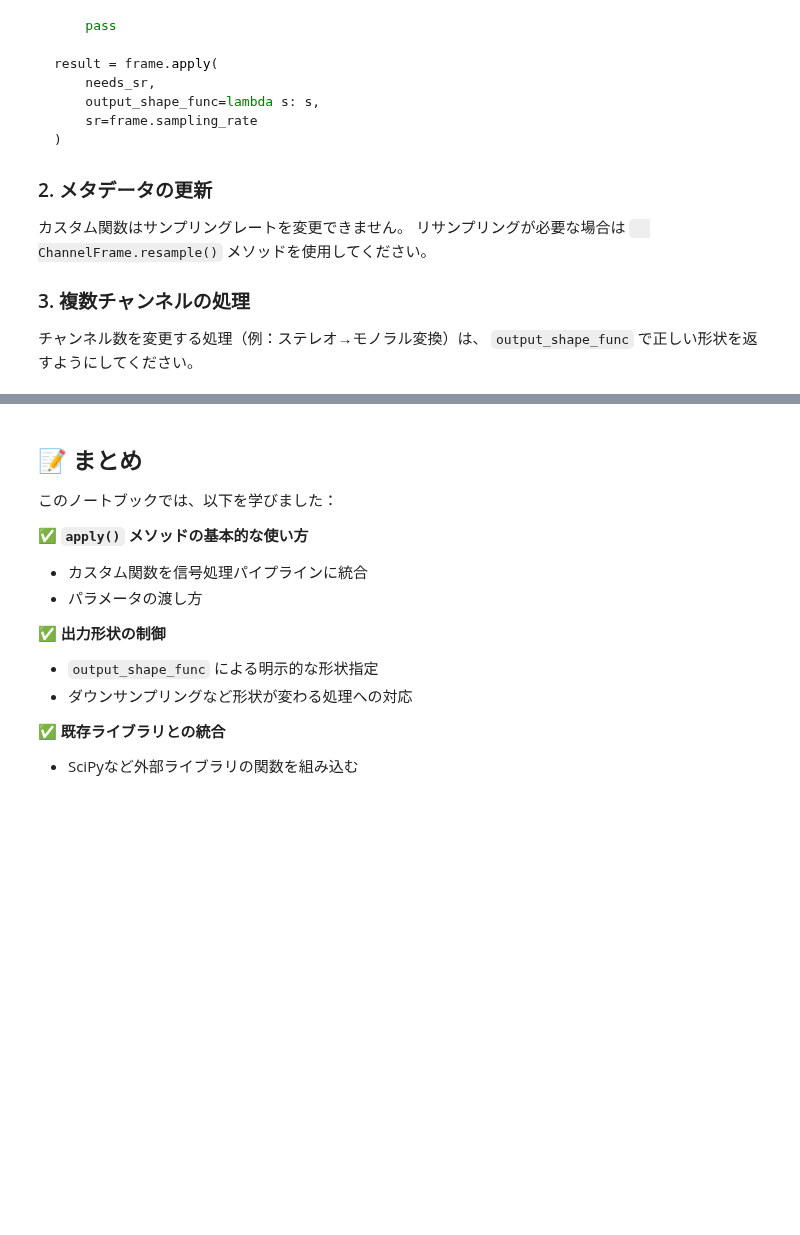
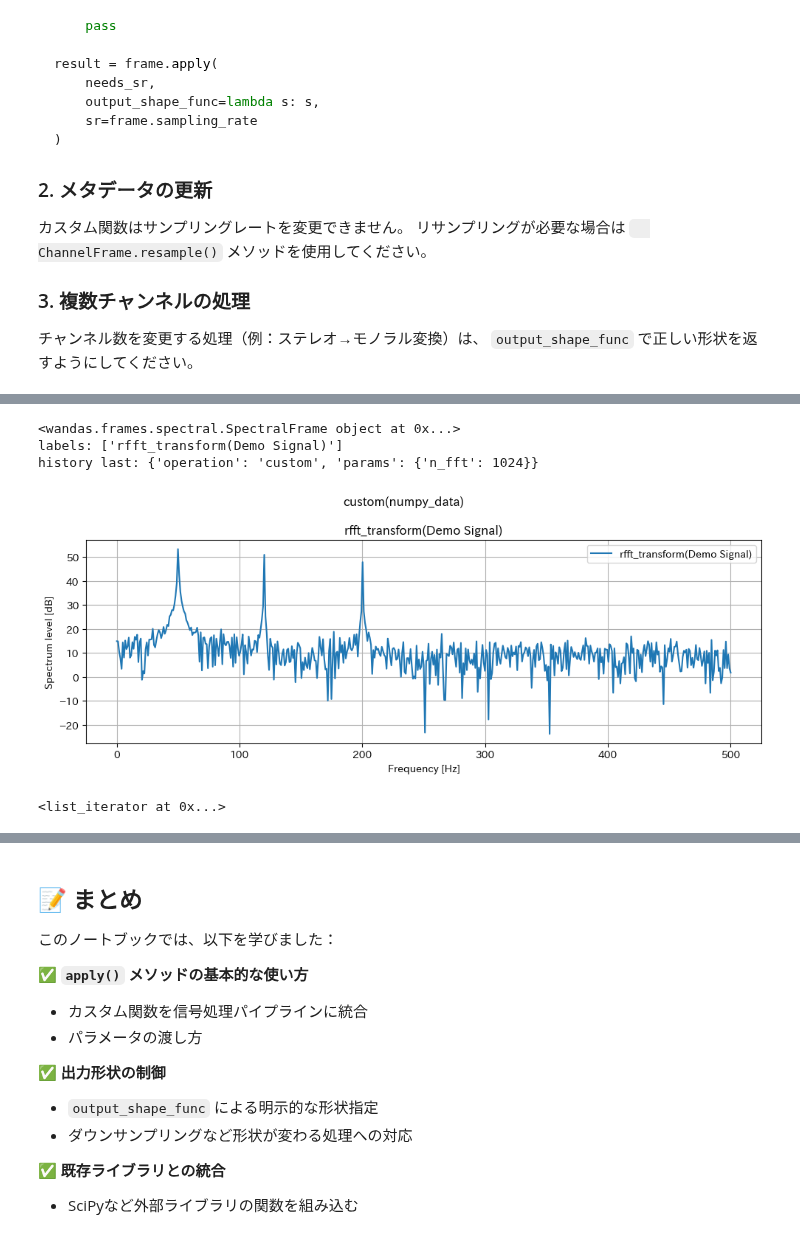
Before and after one commit to kasahart/wandas, a Jupyter notebook: learning-path/05_custom_functions.ipynb, the cells around one changed output, grey strips where cells are left out. Drawn from its saved outputs; the diff is of its cells as text; code cells hidden in the pictures; blank space fills up the shorter version.

Commit message:
feat: add custom transform output frames

```diff
--- a/learning-path/05_custom_functions.ipynb
+++ b/learning-path/05_custom_functions.ipynb
@@ -517,0 +546,29 @@ result = frame.apply(
+# %%
+# 例: rFFTで SpectralFrame に変換する
+from wandas.frames import SpectralFrame
+
+# rFFT: (channels, samples) -> (channels, n_fft//2 + 1) で complex になる
+def rfft_transform(x: np.ndarray, n_fft: int) -> np.ndarray:
+    return np.fft.rfft(x, n=n_fft, axis=1)
+
+n_fft = 1024
+
+spec = demo_signal.transform(
+    rfft_transform,
+    out=SpectralFrame,
+    out_kwargs={"n_fft": n_fft, "window": "hann"},
+    output_shape_func=lambda s: (s[0], n_fft // 2 + 1),  # 推奨: 形状を明示
+    output_dtype=np.complex128,  # 推奨: dtypeを明示
+    n_fft=n_fft,
+ )
+
+print(spec)
+print("labels:", spec.labels)
+print("history last:", spec.operation_history[-1])
+spec.plot()
+# %% [output]
+<wandas.frames.spectral.SpectralFrame object at 0x...>
+labels: ['rfft_transform(Demo Signal)']
+history last: {'operation': 'custom', 'params': {'n_fft': 1024}}
+[figure, added]
+<list_iterator at 0x...>
```
Also changed, not shown: parts of 3 cells of this notebook, 7 other files.
